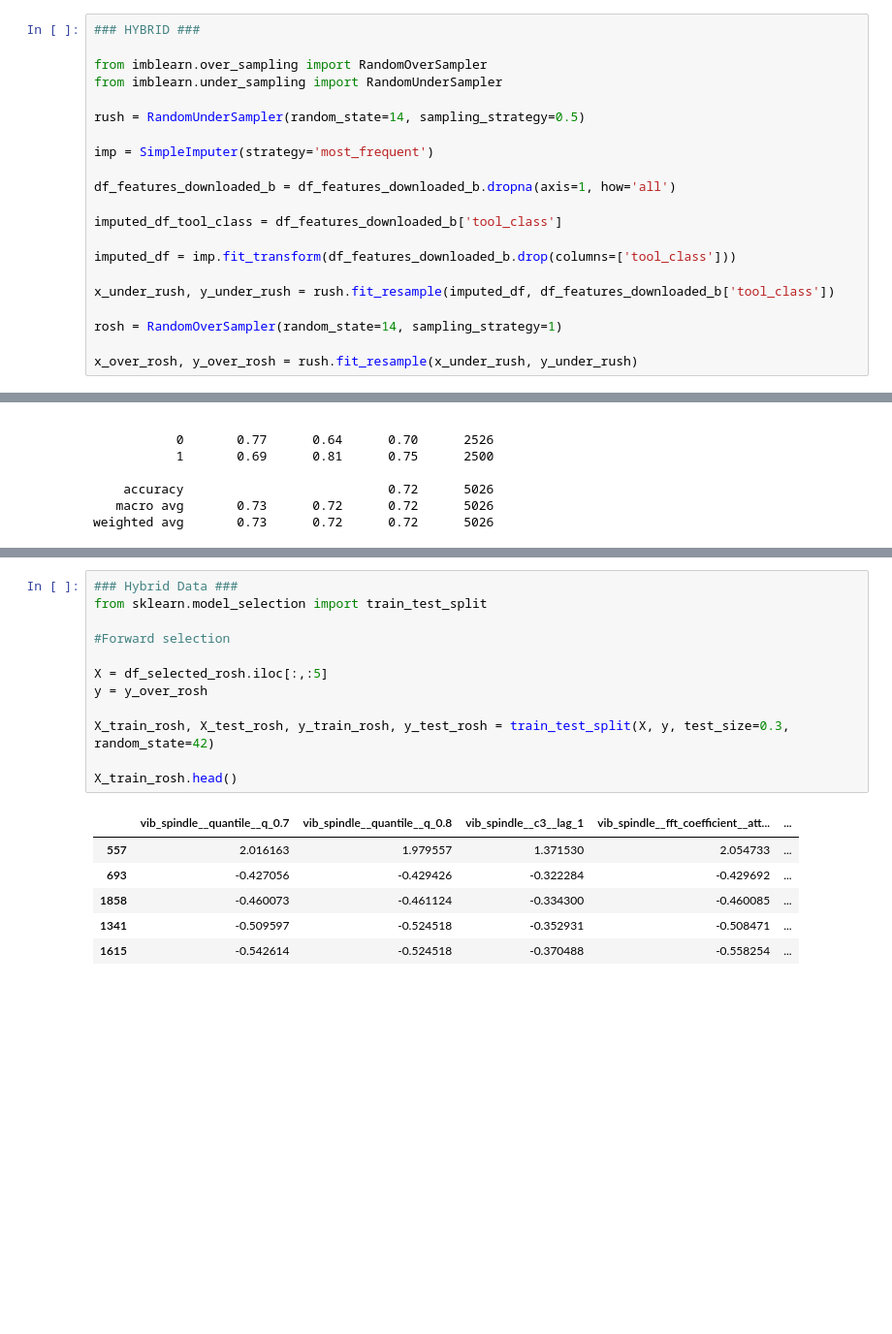
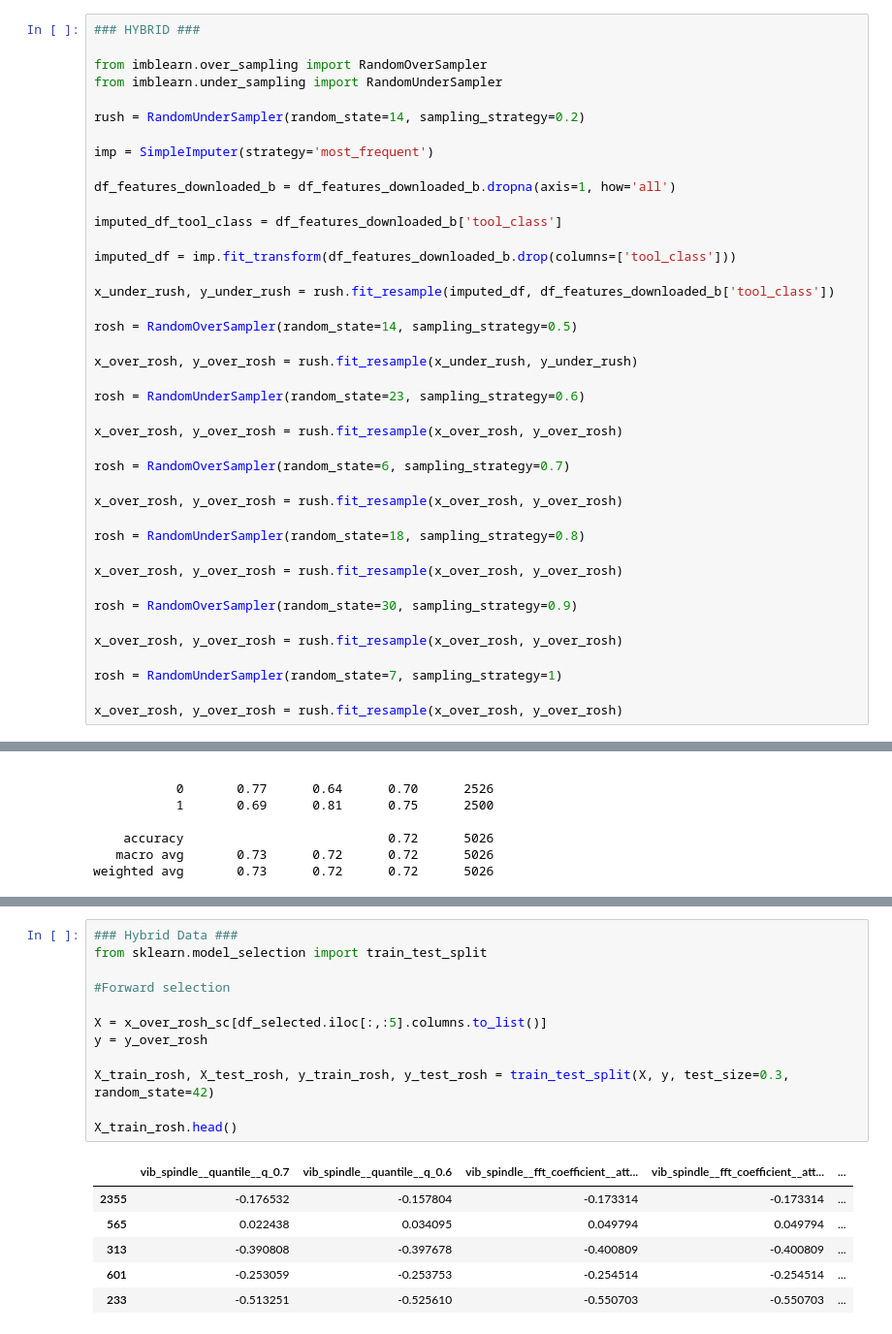
Before and after one commit to PrMine54/milling-data, a Jupyter notebook: notebooks/test2.ipynb, the cells around one changed output, grey strips where cells are left out. Shown: that part at 97% size. Cells and saved outputs as stored; diff of their text form; blank space fills up the shorter version.

```diff
--- a/notebooks/test2.ipynb
+++ b/notebooks/test2.ipynb
@@ -725,7 +729,7 @@ print(df_selected_rus)
 from imblearn.over_sampling import RandomOverSampler
 from imblearn.under_sampling import RandomUnderSampler
 
-rush = RandomUnderSampler(random_state=14, sampling_strategy=0.5)
+rush = RandomUnderSampler(random_state=14, sampling_strategy=0.2)
 
 imp = SimpleImputer(strategy='most_frequent')
 
@@ -737,9 +741,29 @@ imputed_df = imp.fit_transform(df_features_downloaded_b.drop(columns=['tool_clas
 
 x_under_rush, y_under_rush = rush.fit_resample(imputed_df, df_features_downloaded_b['tool_class'])
 
-rosh = RandomOverSampler(random_state=14, sampling_strategy=1)
+rosh = RandomOverSampler(random_state=14, sampling_strategy=0.5)
 
 x_over_rosh, y_over_rosh = rush.fit_resample(x_under_rush, y_under_rush)
+
+rosh = RandomUnderSampler(random_state=23, sampling_strategy=0.6)
+
+x_over_rosh, y_over_rosh = rush.fit_resample(x_over_rosh, y_over_rosh)
+
+rosh = RandomOverSampler(random_state=6, sampling_strategy=0.7)
+
+x_over_rosh, y_over_rosh = rush.fit_resample(x_over_rosh, y_over_rosh)
+
+rosh = RandomUnderSampler(random_state=18, sampling_strategy=0.8)
+
+x_over_rosh, y_over_rosh = rush.fit_resample(x_over_rosh, y_over_rosh)
+
+rosh = RandomOverSampler(random_state=30, sampling_strategy=0.9)
+
+x_over_rosh, y_over_rosh = rush.fit_resample(x_over_rosh, y_over_rosh)
+
+rosh = RandomUnderSampler(random_state=7, sampling_strategy=1)
+
+x_over_rosh, y_over_rosh = rush.fit_resample(x_over_rosh, y_over_rosh)
 # %%
 from sklearn.preprocessing import StandardScaler
 
@@ -1967,22 +2096,22 @@ Cross Validation Standard Deviation: 0.13288217326100268
 # %%
 ### Hybrid Data ###
 from sklearn.model_selection import train_test_split
 
 #Forward selection
 
-X = df_selected_rosh.iloc[:,:5]
+X = x_over_rosh_sc[df_selected.iloc[:,:5].columns.to_list()]
 y = y_over_rosh
 
 X_train_rosh, X_test_rosh, y_train_rosh, y_test_rosh = train_test_split(X, y, test_size=0.3, random_state=42)
 
 X_train_rosh.head()
 # %% [output]
-|  | vib_spindle__quantile__q_0.7 | vib_spindle__quantile__q_0.8 | vib_spindle__c3__lag_1 | vib_spindle__fft_coefficient__att... | ... |
-| 557 | 2.016163 | 1.979557 | 1.371530 | 2.054733 | ... |
-| 693 | -0.427056 | -0.429426 | -0.322284 | -0.429692 | ... |
-| 1858 | -0.460073 | -0.461124 | -0.334300 | -0.460085 | ... |
-| 1341 | -0.509597 | -0.524518 | -0.352931 | -0.508471 | ... |
-| 1615 | -0.542614 | -0.524518 | -0.370488 | -0.558254 | ... |
+|  | vib_spindle__quantile__q_0.7 | vib_spindle__quantile__q_0.6 | vib_spindle__fft_coefficient__att... | vib_spindle__fft_coefficient__att... | ... |
+| 2355 | -0.176532 | -0.157804 | -0.173314 | -0.173314 | ... |
+| 565 | 0.022438 | 0.034095 | 0.049794 | 0.049794 | ... |
+| 313 | -0.390808 | -0.397678 | -0.400809 | -0.400809 | ... |
+| 601 | -0.253059 | -0.253753 | -0.254514 | -0.254514 | ... |
+| 233 | -0.513251 | -0.525610 | -0.550703 | -0.550703 | ... |
 # %%
 from sklearn.linear_model import LogisticRegression, PassiveAggressiveClassifier
 from sklearn.tree import DecisionTreeClassifier
```
Also changed, not shown: parts of 32 cells of this notebook, 7 other files.
